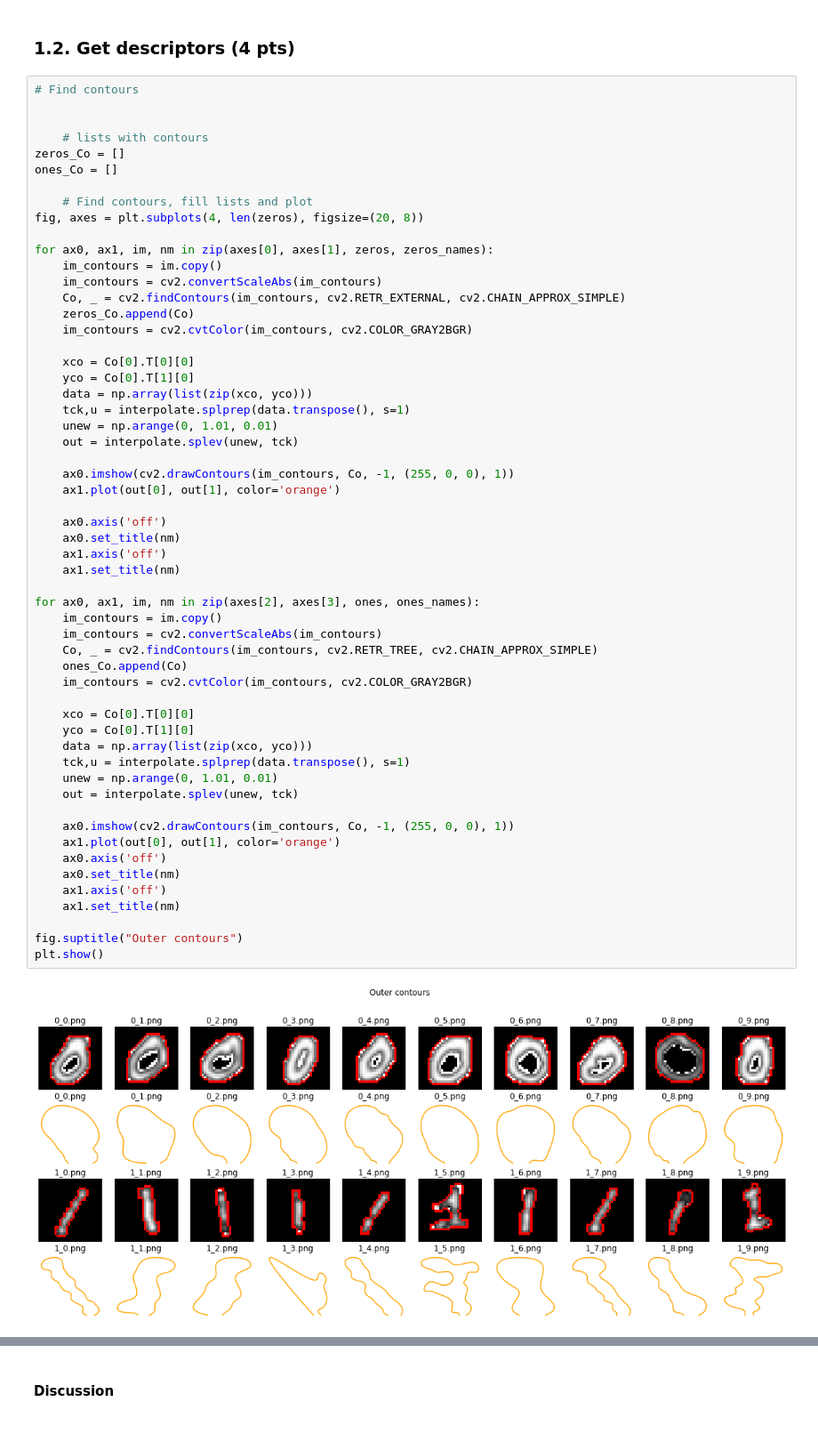
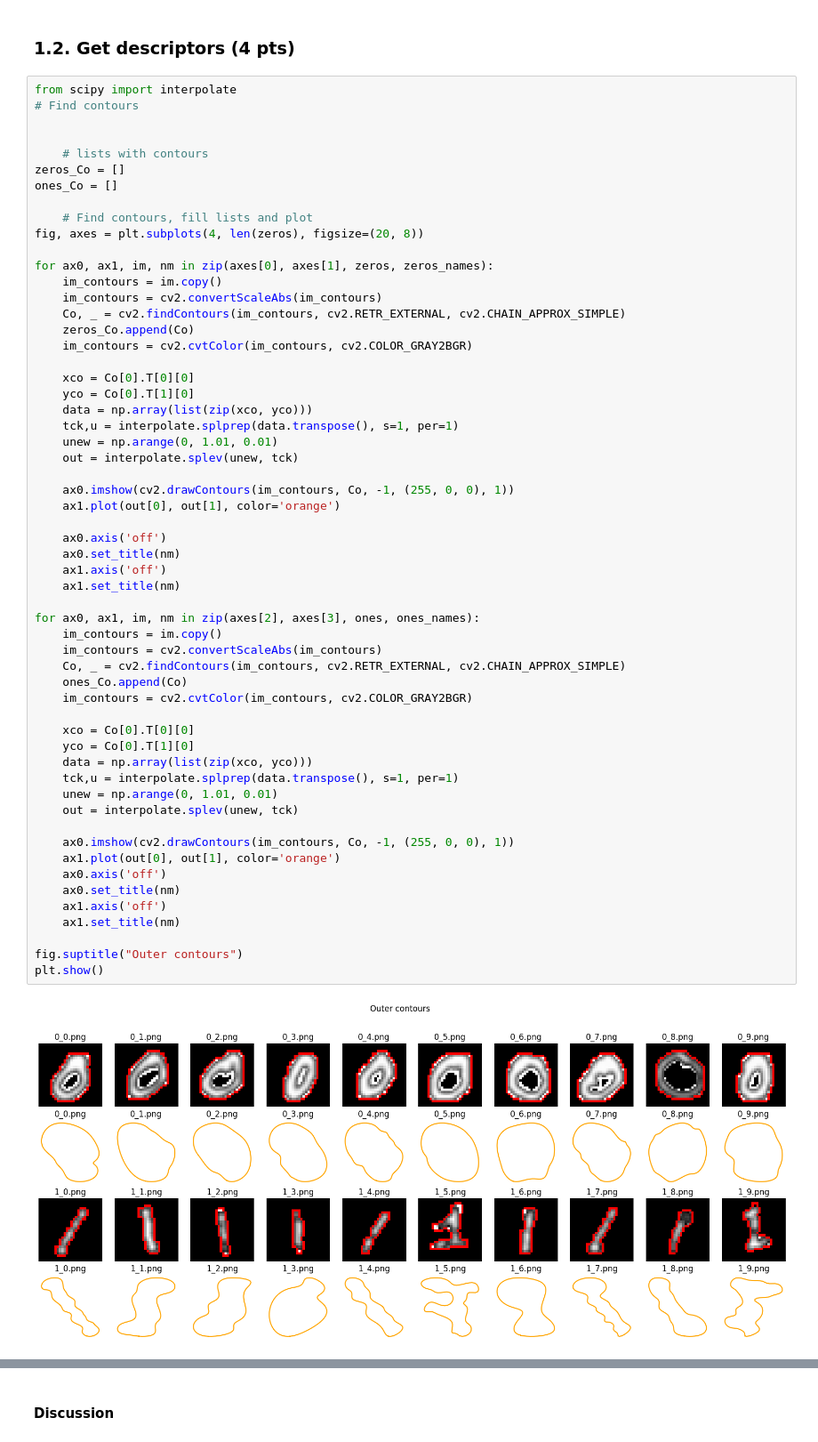
Before and after one commit to sirogosig/EE-451_code, a Jupyter notebook: labs/lab_02_object_description.ipynb, the cells around one changed output, grey strips where cells are left out. Shown at 89% size. Saved outputs shown, nothing was run; the diff lists cells and outputs as text.

```diff
--- a/labs/lab_02_object_description.ipynb
+++ b/labs/lab_02_object_description.ipynb
@@ -173,6 +177,7 @@ TODO
 # %% [markdown]
 ### 1.2. Get descriptors (4 pts)
 # %%
+from scipy import interpolate
 # Find contours
 
 
@@ -193,43 +198,43 @@ for ax0, ax1, im, nm in zip(axes[0], axes[1], zeros, zeros_names):
     xco = Co[0].T[0][0]
     yco = Co[0].T[1][0]
     data = np.array(list(zip(xco, yco)))
-    tck,u = interpolate.splprep(data.transpose(), s=1)
+    tck,u = interpolate.splprep(data.transpose(), s=1, per=1)
     unew = np.arange(0, 1.01, 0.01)
     out = interpolate.splev(unew, tck)
 
     ax0.imshow(cv2.drawContours(im_contours, Co, -1, (255, 0, 0), 1))
     ax1.plot(out[0], out[1], color='orange')
 
     ax0.axis('off')
     ax0.set_title(nm)
     ax1.axis('off')
     ax1.set_title(nm)
 
 for ax0, ax1, im, nm in zip(axes[2], axes[3], ones, ones_names):
     im_contours = im.copy()
     im_contours = cv2.convertScaleAbs(im_contours)
-    Co, _ = cv2.findContours(im_contours, cv2.RETR_TREE, cv2.CHAIN_APPROX_SIMPLE)
+    Co, _ = cv2.findContours(im_contours, cv2.RETR_EXTERNAL, cv2.CHAIN_APPROX_SIMPLE)
     ones_Co.append(Co)
     im_contours = cv2.cvtColor(im_contours, cv2.COLOR_GRAY2BGR)
 
     xco = Co[0].T[0][0]
     yco = Co[0].T[1][0]
     data = np.array(list(zip(xco, yco)))
-    tck,u = interpolate.splprep(data.transpose(), s=1)
+    tck,u = interpolate.splprep(data.transpose(), s=1, per=1)
     unew = np.arange(0, 1.01, 0.01)
     out = interpolate.splev(unew, tck)
 
     ax0.imshow(cv2.drawContours(im_contours, Co, -1, (255, 0, 0), 1))
     ax1.plot(out[0], out[1], color='orange')
     ax0.axis('off')
     ax0.set_title(nm)
     ax1.axis('off')
     ax1.set_title(nm)
 
 fig.suptitle("Outer contours")
 plt.show()
 # %% [output]
-[figure, old version]
+[figure, new version]
 # %%
 import scipy
 
```
Also changed, not shown: parts of 15 cells of this notebook.
